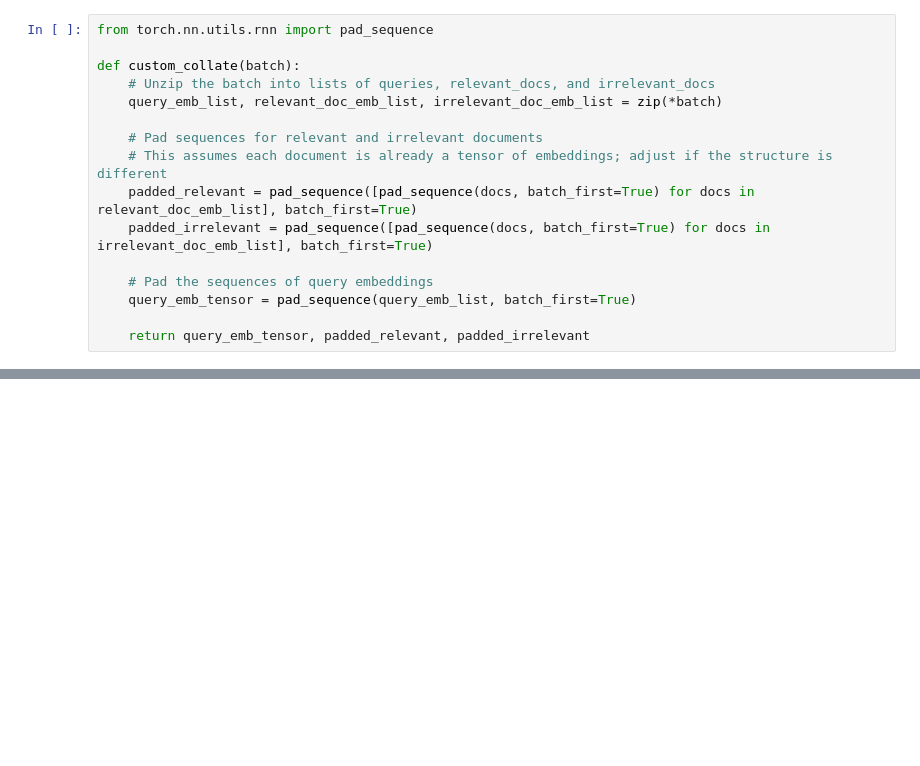
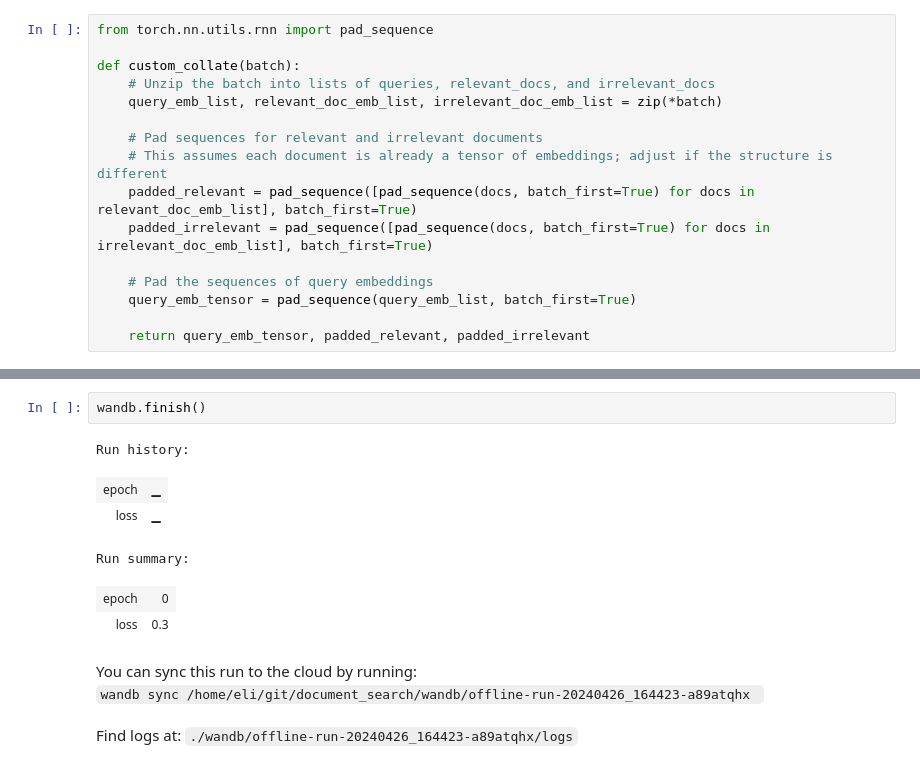
Before and after one commit to serena97/document_search, a Jupyter notebook: main.ipynb, the cells around one changed output, grey strips where cells are left out. Cells and saved outputs as stored; diff of their text form; blank space fills up the shorter version.

```diff
--- a/main.ipynb
+++ b/main.ipynb
@@ -53,3 +79,15 @@ def custom_collate(batch):
+# %%
+wandb.finish()
+# %% [output]
+Run history:
+| epoch | ▁ |
+| loss | ▁ |
+Run summary:
+| epoch | 0 |
+| loss | 0.3 |
+You can sync this run to the cloud by running:
+wandb sync /home/eli/git/document_search/wandb/offline-run-20240426_164423-a89atqhx
+Find logs at: ./wandb/offline-run-20240426_164423-a89atqhx/logs
 # %%
 from model.twotowermodel import DocumentTower, QueryTower
 from data.dataset import QueryDocumentDataset
```
Also changed, not shown: parts of 6 cells of this notebook, 4 other files.
